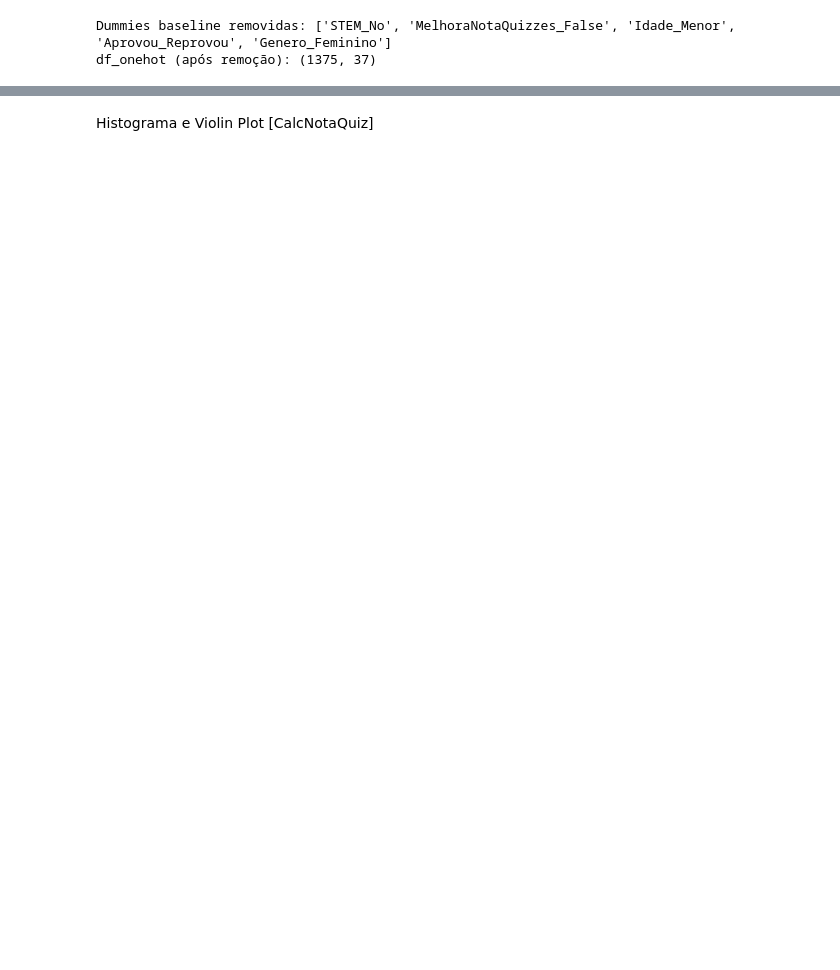
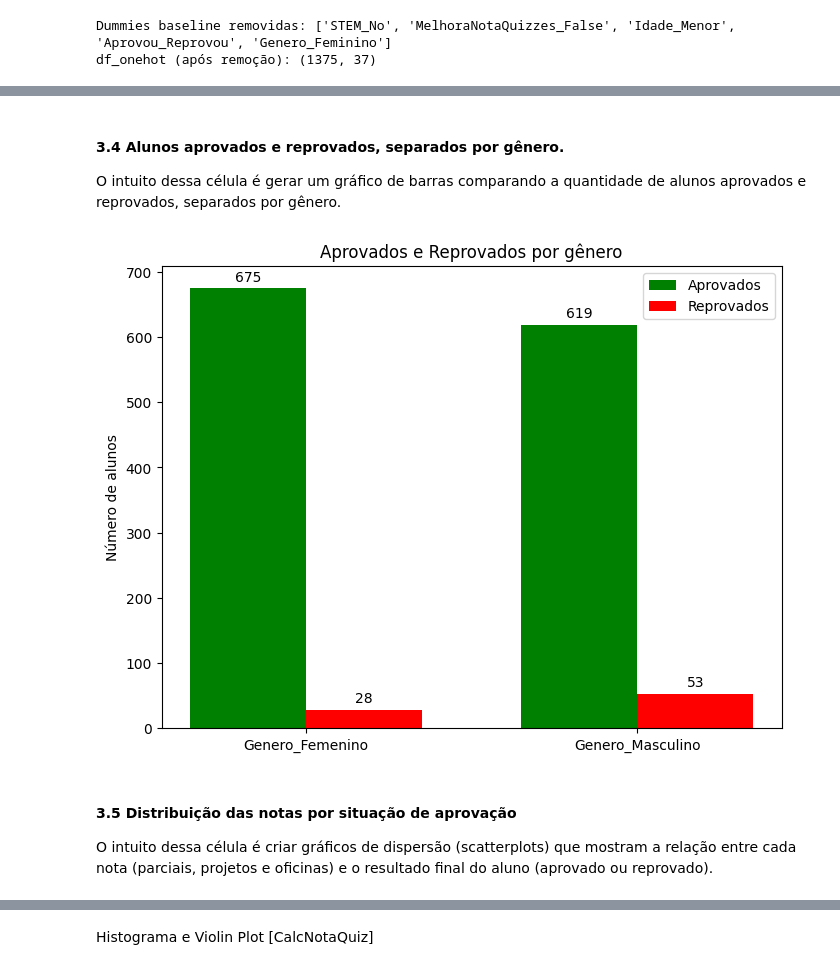
Before and after one commit to antonioatra/LATECH-Predictive_Model, a Jupyter notebook: notebooks/processamento.ipynb, the cells around one changed output, grey strips where cells are left out. Cells and saved outputs as stored; diff of their text form; code cells hidden in the pictures; blank space fills up the shorter version.

```diff
--- a/notebooks/processamento.ipynb
+++ b/notebooks/processamento.ipynb
@@ -332,0 +415,36 @@ df_onehot (após remoção): (1375, 37)
+# %% [markdown]
+#### 3.4 Alunos aprovados e reprovados, separados por gênero.
+O intuito dessa célula é gerar um gráfico de barras comparando a quantidade de alunos aprovados e reprovados, separados por gênero.
+# %%
+
+sumario = df_onehot.groupby('Genero_Masculino')['Aprovou_Aprovou'].value_counts().unstack(fill_value=0)
+
+labels = ['Genero_Femenino', 'Genero_Masculino']
+aprovados = sumario[1].values
+reprovados = sumario[0].values
+x = np.arange(len(labels))
+width = 0.35
+
+fig, ax = plt.subplots(figsize=(8,6))
+
+# Barras lado a lado
+rects1 = ax.bar(x - width/2, aprovados, width, label='Aprovados', color='green')
+rects2 = ax.bar(x + width/2, reprovados, width, label='Reprovados', color='red')
+
+# Adicionar números em cima de cada barra
+ax.bar_label(rects1, padding=3)  # padding é o espaço entre a barra e o número
+ax.bar_label(rects2, padding=3)
+
+# Labels e título
+ax.set_xticks(x)
+ax.set_xticklabels(labels)
+ax.set_ylabel('Número de alunos')
+ax.set_title('Aprovados e Reprovados por gênero')
+ax.legend()
+
+plt.show()
+# %% [output]
+[figure, added]
+# %% [markdown]
+#### 3.5 Distribuição das notas por situação de aprovação
+O intuito dessa célula é criar gráficos de dispersão (scatterplots) que mostram a relação entre cada nota (parciais, projetos e oficinas) e o resultado final do aluno (aprovado ou reprovado).
```
Also changed, not shown: parts of 38 cells of this notebook, 1 other file.
